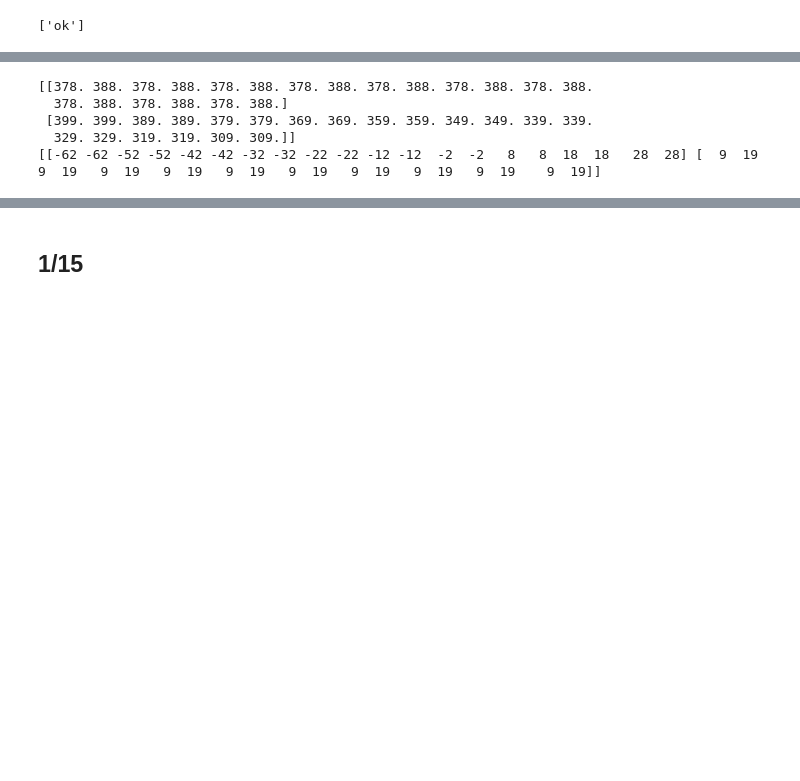
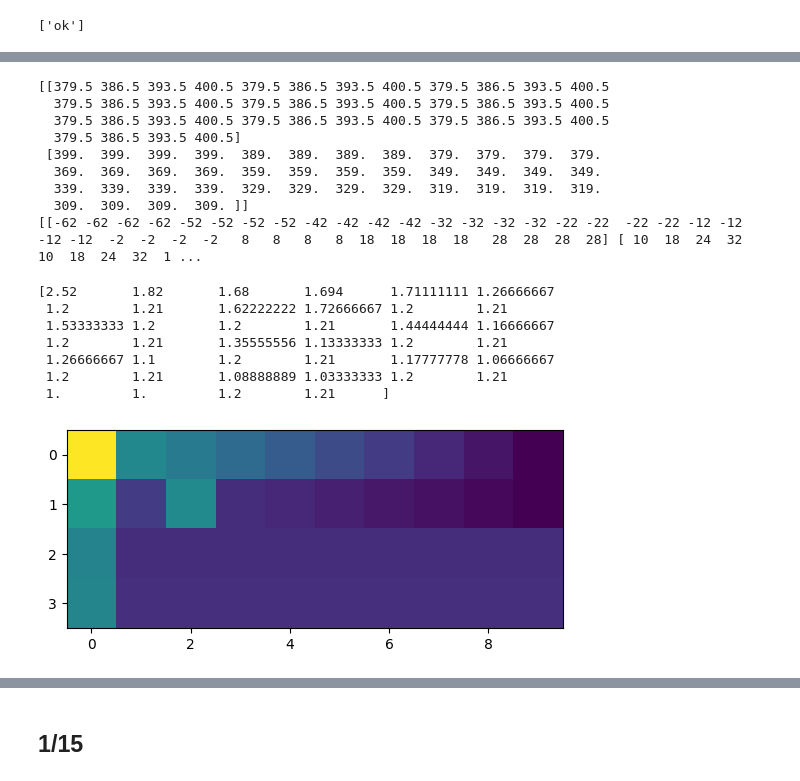
Before and after one commit to nacs-lab/NaCsSLM, a Jupyter notebook: lib/Na_client_cleaned.ipynb, the cells around one changed output, grey strips where cells are left out. Drawn from its saved outputs; the diff is of its cells as text; code cells hidden in the pictures; blank space fills up the shorter version.

```diff
--- a/lib/Na_client_cleaned.ipynb
+++ b/lib/Na_client_cleaned.ipynb
@@ -62,7 +255,7 @@ def k_to_andor(k):
     invA = np.linalg.inv(A)
     targets = np.matmul(invA, k - b)
     return targets
-targets, target_amps = utils.gen_square_targets([2,10], [10,10], 0, [366-17+7+11+16,349+5])
+targets, target_amps = utils.gen_square_targets([4,10], [7,10], 0, [366-17+7+11+16+7,349+5])
 print(targets)
 
 def andor_to_img(targets, center):
@@ -77,8 +270,38 @@ def andor_to_img(targets, center):
 
 print(str(andor_to_img(targets, [369, 337])).replace("\n", ""))
 # %% [output]
-[[378. 388. 378. 388. 378. 388. 378. 388. 378. 388. 378. 388. 378. 388.
-  378. 388. 378. 388. 378. 388.]
- [399. 399. 389. 389. 379. 379. 369. 369. 359. 359. 349. 349. 339. 339.
-  329. 329. 319. 319. 309. 309.]]
-[[-62 -62 -52 -52 -42 -42 -32 -32 -22 -22 -12 -12  -2  -2   8   8  18  18   28  28] [  9  19   9  19   9  19   9  19   9  19   9  19   9  19   9  19   9  19    9  19]]
+[[379.5 386.5 393.5 400.5 379.5 386.5 393.5 400.5 379.5 386.5 393.5 400.5
+  379.5 386.5 393.5 400.5 379.5 386.5 393.5 400.5 379.5 386.5 393.5 400.5
+  379.5 386.5 393.5 400.5 379.5 386.5 393.5 400.5 379.5 386.5 393.5 400.5
+  379.5 386.5 393.5 400.5]
+ [399.  399.  399.  399.  389.  389.  389.  389.  379.  379.  379.  379.
+  369.  369.  369.  369.  359.  359.  359.  359.  349.  349.  349.  349.
+  339.  339.  339.  339.  329.  329.  329.  329.  319.  319.  319.  319.
+  309.  309.  309.  309. ]]
+[[-62 -62 -62 -62 -52 -52 -52 -52 -42 -42 -42 -42 -32 -32 -32 -32 -22 -22  -22 -22 -12 -12 -12 -12  -2  -2  -2  -2   8   8   8   8  18  18  18  18   28  28  28  28] [ 10  18  24  32  10  18  24  32  1 ...
+# %%
+from matplotlib import pyplot as plt
+# test1 = np.tile(np.linspace(1.2,1,4),10)
+# test2 = np.repeat(np.linspace(2,1.4,10),4)
+# plt.imshow(np.transpose(np.reshape(test1*test2,(10,4))))
+row1 = np.linspace(1.8,1,10)
+row2 = np.linspace(1.3,1,10)
+row3 = np.linspace(1.2,1.2,10)
+row4 = np.linspace(1.1,1.1,10)*1.1
+test = np.concatenate(np.transpose(np.array([row1,row2,row3,row4])))
+lowloadingsiteindex = [1,2,3,4,10]
+for i in lowloadingsiteindex:
+#     print(target_amps[i-1])
+    test[i-1] = test[i-1]*1.4
+plt.imshow(np.transpose(np.reshape(test,(10,4))))
+
+print(test)
+# %% [output]
+[2.52       1.82       1.68       1.694      1.71111111 1.26666667
+ 1.2        1.21       1.62222222 1.72666667 1.2        1.21
+ 1.53333333 1.2        1.2        1.21       1.44444444 1.16666667
+ 1.2        1.21       1.35555556 1.13333333 1.2        1.21
+ 1.26666667 1.1        1.2        1.21       1.17777778 1.06666667
+ 1.2        1.21       1.08888889 1.03333333 1.2        1.21
+ 1.         1.         1.2        1.21      ]
+[figure, added]
```
Also changed, not shown: parts of 25 cells of this notebook, 1 other file.
